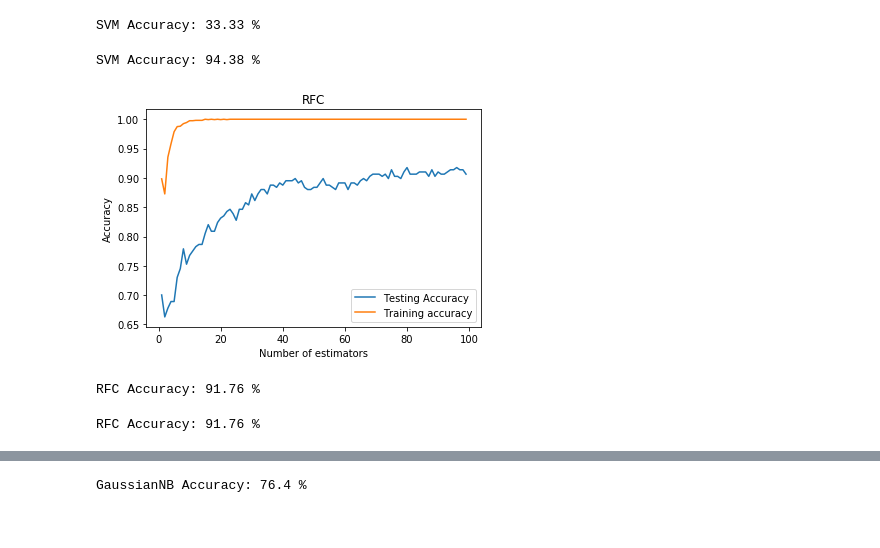
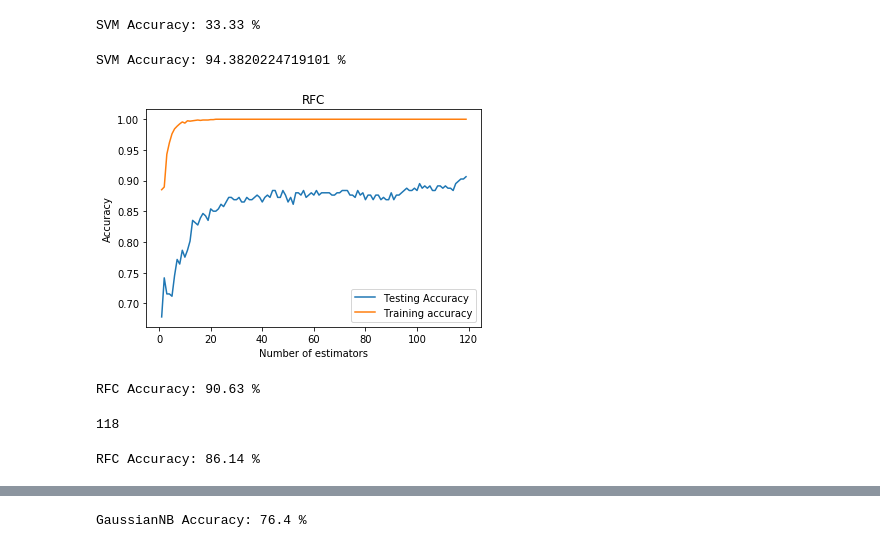
Before and after one commit to Eliot100/finl-work, a Jupyter notebook: עבודה סופית 2.ipynb, the cells around one changed output, grey strips where cells are left out. Drawn from its saved outputs; the diff is of its cells as text; code cells hidden in the pictures.

```diff
--- a/עבודה סופית 2.ipynb
+++ b/עבודה סופית 2.ipynb
@@ -407,5 +392,6 @@ df00 = pd.DataFrame(columns=['Name', 'Experiment Mode',
 # %%
-df0 = df00.copy()
+df0 = pd.DataFrame(columns=final_temp_df.columns.values)
+HandRight0 = HandRight.copy()
 NameCunter = 0
 for x in TrainingPeopleFolders:
     PersonTrainingFiles = glob.glob(TrainingPath +x+ "/*.csv")
@@ -416,6 +402,7 @@ for x in TrainingPeopleFolders:
             df['Name'] = NameCunter
             df['Experiment Mode'] = 0 #'Alone'
             df = get_Alone_df(df)
+            HandRight0 = nogg(HandRight0.iloc[1:])
 
         elif 'Sync' in filename:
             df['Name'] = NameCunter
@@ -557,18 +477,0 @@ plt.show()
-# %%
-temp = df0.copy()
-for x in columns1 :
-    temp['Left'+x+' vector'] =   ((temp[x+' Left 1'] - temp[x+' Left 0'])
-                                + (temp[x+' Left 2'] - temp[x+' Left 1'])
-                                + (temp[x+' Left 3'] - temp[x+' Left 2'])
-                                + (temp[x+' Left 4'] - temp[x+' Left 3']))/ (temp['Time 4'] - temp['Time 0'])
-
-    temp['Right'+x+' vector'] =    ((temp[x+' Right 1'] - temp[x+' Right 0'])
-                                + (temp[x+' Right 2'] - temp[x+' Right 1'])
-                                + (temp[x+' Right 3'] - temp[x+' Right 2'])
-                                + (temp[x+' Right 4'] - temp[x+' Right 3']))/ (temp['Time 4'] - temp['Time 0'])
-    ax1 = sns.pairplot(data=temp,
-                        hue='Experiment Mode',
-                        x_vars=['Left'+x+' vector'],
-                        y_vars=['Right'+x+' vector'],
-                        size=4, aspect=2);
-    plt.show()
@@ -591,3 +478,5 @@ TestDf = df00.copy()
+# %%
+TestDf = pd.DataFrame(columns=final_temp_df.columns.values)
 # %%
 TestingPeopleFolders = ['\Itiel Lab', '\Mor SHerman', '\Oded Medina']
 # %%
@@ -602,6 +491,7 @@ for x in TestingPeopleFolders:
             df['Name'] = NameCunter
             df['Experiment Mode'] = 0 #'Alone'
             df = get_Alone_df(df)
+            HandRight0 = nogg(HandRight0.iloc[1:])
 
         elif 'Sync' in filename:
             df['Name'] = NameCunter
@@ -746,41 +615,42 @@ df_test = pca.transform(df_test)
 SVM = svm.SVC()
 SVM = SVM.fit(df_train, y_train)
 Accuracy = SVM.score(df_test,y_test)
-print('SVM Accuracy:',int(str(Accuracy*10000)[:4])/100,'%')
+print('SVM Accuracy:',Accuracy*100,'%')
 # print(SVM.predict(df_test),y_test)
 # %% [output]
-SVM Accuracy: 94.38 %
+SVM Accuracy: 94.3820224719101 %
 # %%
-estimators = np.arange(1,100)
+estimators = np.arange(1,120)
 train_accuracy = np.empty(len(estimators))
 test_accuracy = np.empty(len(estimators))
 max_accuracy = 0
 final_RFC = 0
 for i,k in enumerate(estimators):
-    RFC = RandomForestClassifier(n_estimators=k, random_state=3)
+    RFC = RandomForestClassifier(n_estimators=k, random_state=1)
     RFC.fit(df_train, y_train)
     train_accuracy[i] = RFC.score(df_train, y_train)
     test_accuracy[i] = RFC.score(df_test, y_test)
 
 plt.title('RFC')
 plt.plot(estimators, test_accuracy, label='Testing Accuracy')
 plt.plot(estimators, train_accuracy, label='Training accuracy')
 plt.legend()
 plt.xlabel('Number of estimators')
 plt.ylabel('Accuracy')
 plt.show()
 print('RFC Accuracy:',int(str(test_accuracy.max()*10000)[:4])/100,'%')
-# test_accuracy.argmax()
+test_accuracy.argmax()
 # %% [output]
-[figure, old version]
+[figure, new version]
-RFC Accuracy: 91.76 %
+RFC Accuracy: 90.63 %
+118
 # %%
-RFC = RandomForestClassifier(n_estimators=80, random_state=3)
+RFC = RandomForestClassifier(n_estimators=119, random_state=3)
 RFC.fit(df_train, y_train)
 accuracy = RFC.score(df_test,y_test)
 print('RFC Accuracy:',int(str(accuracy*10000)[:4])/100,'%')
 # %% [output]
-RFC Accuracy: 91.76 %
+RFC Accuracy: 86.14 %
 # %%
 LR = LogisticRegression()
 LR.fit(df_train,y_train)
```
Also changed, not shown: parts of 43 cells of this notebook.
